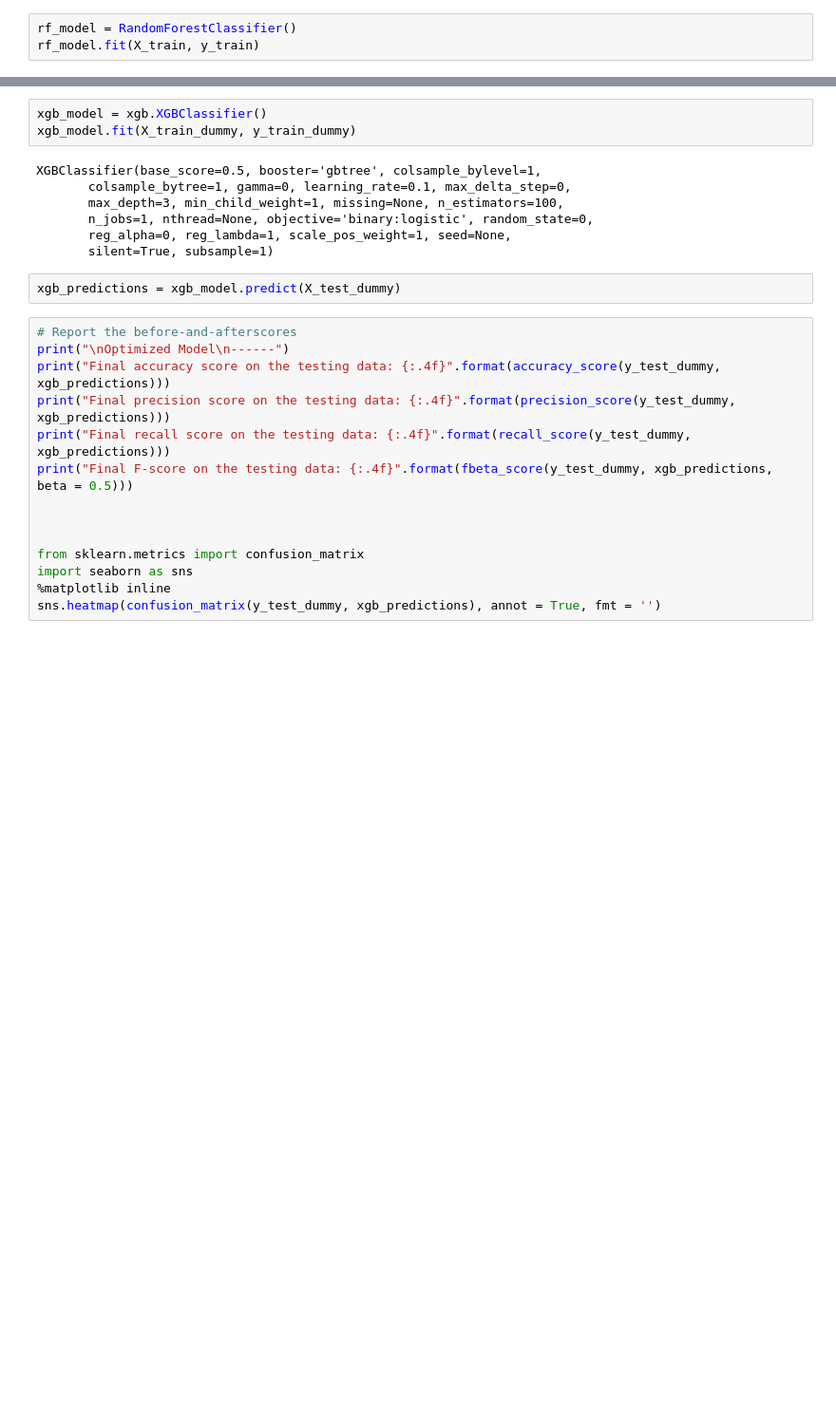
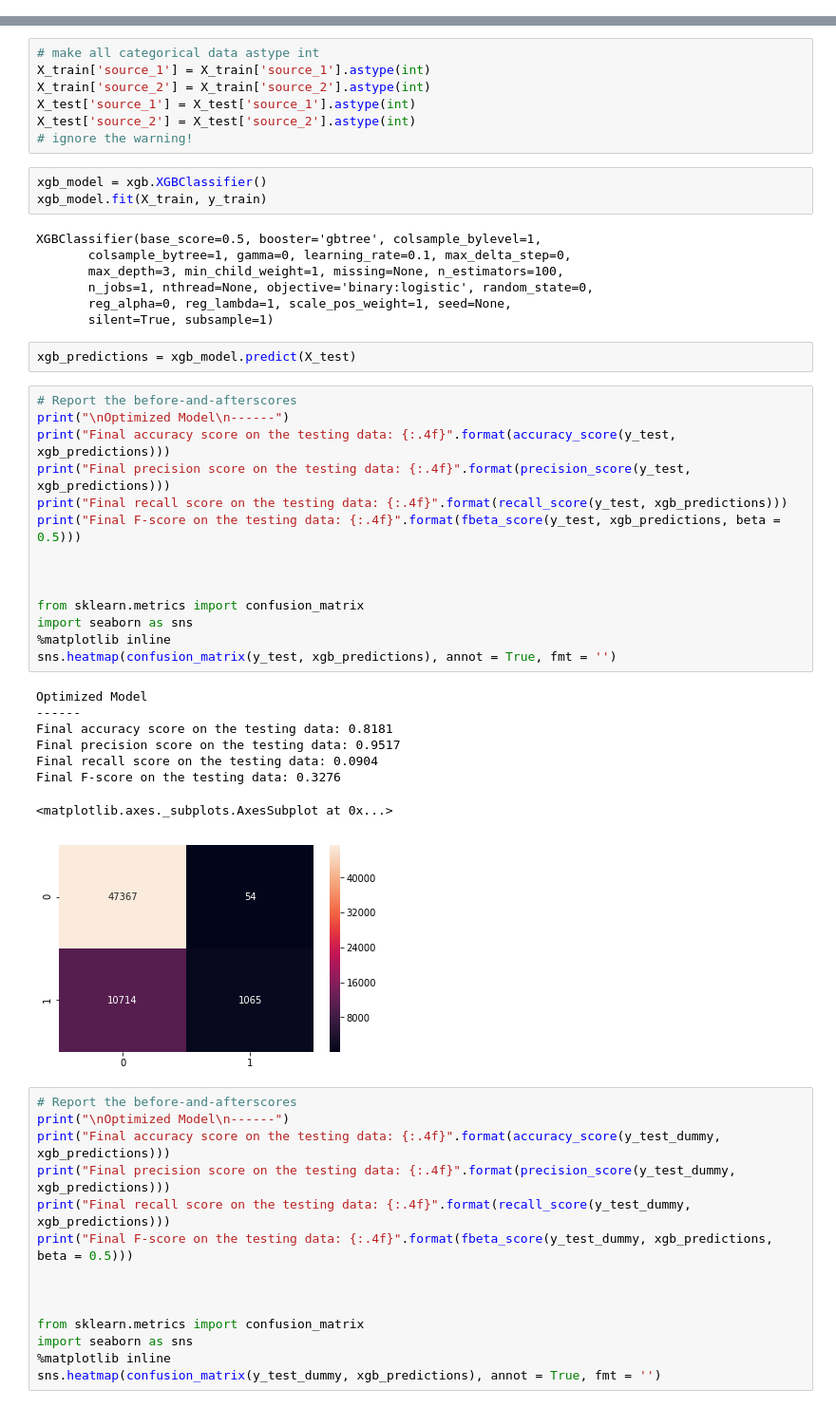
Before and after one commit to HuangKY/t_brain_ai, a Jupyter notebook: analysis/HuangKY/copy_variables_derivation_001.ipynb, the cells around one changed output, grey strips where cells are left out. Shown: that part at 95% size. Cells and saved outputs as stored; diff of their text form; blank space fills up the shorter version.

```diff
--- a/analysis/HuangKY/copy_variables_derivation_001.ipynb
+++ b/analysis/HuangKY/copy_variables_derivation_001.ipynb
@@ -407,3 +550,0 @@ from sklearn.ensemble import RandomForestClassifier
-# %%
-rf_model = RandomForestClassifier()
-rf_model.fit(X_train, y_train)
@@ -582,6 +581,13 @@ X_train_dummy, X_test_dummy, y_train_dummy, y_test_dummy = train_test_split(trai
+# %%
+# make all categorical data astype int
+X_train['source_1'] = X_train['source_1'].astype(int)
+X_train['source_2'] = X_train['source_2'].astype(int)
+X_test['source_1'] = X_test['source_1'].astype(int)
+X_test['source_2'] = X_test['source_2'].astype(int)
+# ignore the warning!
 # %%
 xgb_model = xgb.XGBClassifier()
-xgb_model.fit(X_train_dummy, y_train_dummy)
+xgb_model.fit(X_train, y_train)
 # %% [output]
 XGBClassifier(base_score=0.5, booster='gbtree', colsample_bylevel=1,
        colsample_bytree=1, gamma=0, learning_rate=0.1, max_delta_step=0,
@@ -590,7 +596,30 @@ XGBClassifier(base_score=0.5, booster='gbtree', colsample_bylevel=1,
        reg_alpha=0, reg_lambda=1, scale_pos_weight=1, seed=None,
        silent=True, subsample=1)
 # %%
-xgb_predictions = xgb_model.predict(X_test_dummy)
+xgb_predictions = xgb_model.predict(X_test)
+# %%
+# Report the before-and-afterscores
+print("\nOptimized Model\n------")
+print("Final accuracy score on the testing data: {:.4f}".format(accuracy_score(y_test, xgb_predictions)))
+print("Final precision score on the testing data: {:.4f}".format(precision_score(y_test, xgb_predictions)))
+print("Final recall score on the testing data: {:.4f}".format(recall_score(y_test, xgb_predictions)))
+print("Final F-score on the testing data: {:.4f}".format(fbeta_score(y_test, xgb_predictions, beta = 0.5)))
+
+
+
+from sklearn.metrics import confusion_matrix
+import seaborn as sns
+%matplotlib inline
+sns.heatmap(confusion_matrix(y_test, xgb_predictions), annot = True, fmt = '')
+# %% [output]
+Optimized Model
+------
+Final accuracy score on the testing data: 0.8181
+Final precision score on the testing data: 0.9517
+Final recall score on the testing data: 0.0904
+Final F-score on the testing data: 0.3276
+<matplotlib.axes._subplots.AxesSubplot at 0x...>
+[figure, added]
 # %%
 # Report the before-and-afterscores
 print("\nOptimized Model\n------")
```
Also changed, not shown: parts of 67 cells of this notebook, 1 other file.
